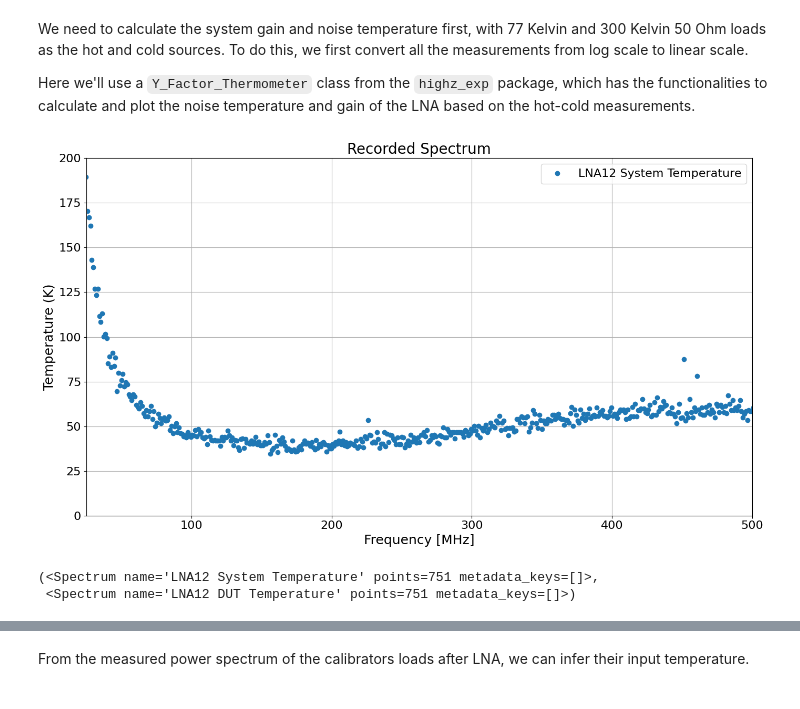
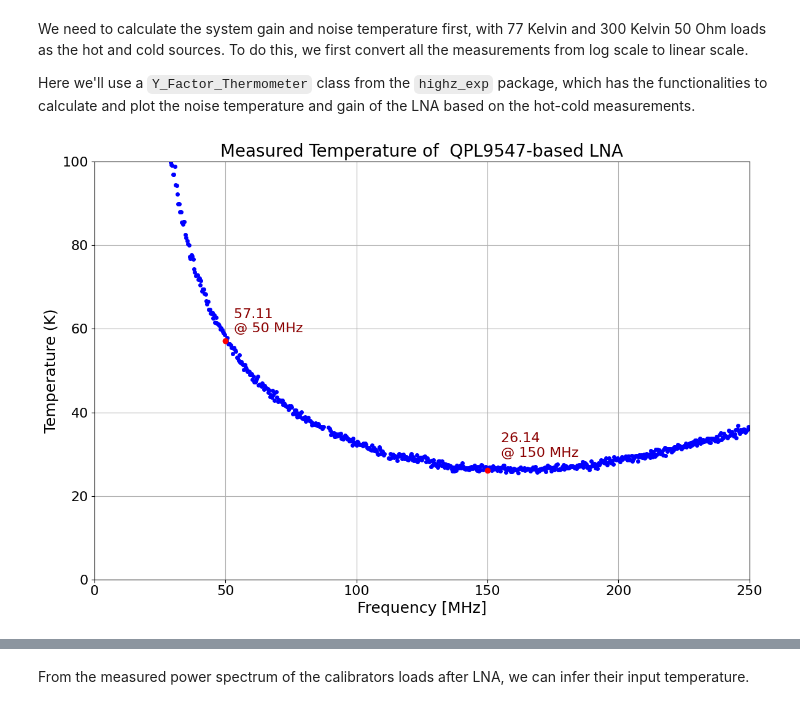
Before and after one commit to alhosani-abdulla/Highz-EXP, a Jupyter notebook: notebooks/amplifier_measurements.ipynb, the cells around one changed output, grey strips where cells are left out. Cells and saved outputs as stored; diff of their text form; code cells hidden in the pictures.

```diff
--- a/notebooks/amplifier_measurements.ipynb
+++ b/notebooks/amplifier_measurements.ipynb
@@ -14,6 +14,7 @@ from matplotlib import pyplot as plt
 
 # global matplotlib style defaults
 from highz_exp.plotter import set_matplotlib_defaults
+from highz_exp import plotter
 
 set_matplotlib_defaults()
 
@@ -28,7 +29,7 @@ from highz_exp.fit_temperature import Y_Factor_Thermometer
 from highz_exp.spec_class import Spectrum
 
 # set up data paths
-data_path = os.path.expanduser("~/Desktop/High-Z/LNA_Measurements") # change this to your data directory
+data_path = os.path.expanduser("~/Desktop/High-Z/long_cable") # change this to your data directory
 output_path = pjoin(data_path, 'Processed') # change this to your desired output directory
 plot_path = pjoin(data_path, 'Plots') # change this to your desired plot directory
 sparam_path = os.path.expanduser("~/Desktop/High-Z/S21Measurements") # change this to your S-parameter data directory
@@ -75,28 +63,30 @@ We need to calculate the system gain and noise temperature first, with 77 Kelvin
 Here we'll use a `Y_Factor_Thermometer` class from the `highz_exp` package, which has the functionalities to calculate and plot the noise temperature and gain of the LNA based on the hot-cold measurements.
 # %%
 # Convert the hot-cold measurements from dBm to milliwatt
-dut_hot = LNA_300K.unit_convert('dBm', 'milliwatt', channel_width=1e6).despike(threshold=20, window=50).spec
-dut_cold = LNA_77K.unit_convert('dBm', 'milliwatt', channel_width=1e6).despike(threshold=20, window=50).spec
-cal_hot = sys_300K.unit_convert('dBm', 'milliwatt', channel_width=1e6).despike(threshold=20, window=50).spec
-cal_cold = sys_77K.unit_convert('dBm', 'milliwatt', channel_width=1e6).despike(threshold=20, window=50).spec
+dut_hot = LNA_300K.spec
+dut_cold = LNA_77K.spec
+cal_hot = sys_300K.spec
+cal_cold = sys_77K.spec
 
 # construct the Y-Factor thermometer object,
 # this has the functionalities to calculate and plot the noise temperature and gain of the LNA
 # based on the hot-cold measurements
 LNA_thermo = Y_Factor_Thermometer(LNA_300K.freq, dut_hot, dut_cold,
-                                    DUT_name='LNA12', T_hot=301, T_cold=77, RBW=1e6,
+                                    DUT_name='LNA12', T_hot=296, T_cold=77, RBW=1e6,
                                     cal_hot=cal_hot, cal_cold=cal_cold)
 
-LNA_thermo.plot_system_temperature(freq_range=(25, 500), y_range=(0, 200),
-                                   marker='o', linestyle='')
+system_temp = Spectrum(LNA_300K.f, LNA_thermo.T_sys, name='System Temperature', colorcode='blue')
+LNA_temp = Spectrum(LNA_300K.f, LNA_thermo.T_dut, name='LNA Noise Temperature', colorcode='blue')
 
-LNA_thermo.export_temperature(os.path.expanduser("~/Desktop/High-Z/long_cable"))
+LNA_temp = LNA_temp.filter_by_spline_fit(order=3, rel_tol=0.05)[0]
+plotter.plot_spectra([LNA_temp], freq_range=(0, 250), y_range=(0, 100), marker='o',
+        ls='', title='Measured Temperature of  QPL9547-based LNA', ms=4, ylabel='Temperature (K)',
+        marker_freqs=[50, 150])
+# LNA_thermo.export_temperature(os.path.expanduser("~/Desktop/High-Z/long_cable"))
 # LNA_thermo.smooth(inplace=True)
 
 # # New frequency binned
 # new_freq = np.arange(25e6, 500e6, 5e6)
 # LNA_thermo.resample(new_freq)
 # %% [output]
-[figure, old version]
+[figure, new version]
-(<Spectrum name='LNA12 System Temperature' points=751 metadata_keys=[]>,
- <Spectrum name='LNA12 DUT Temperature' points=751 metadata_keys=[]>)
```
Also changed, not shown: parts of 10 cells of this notebook, 9 other files.
